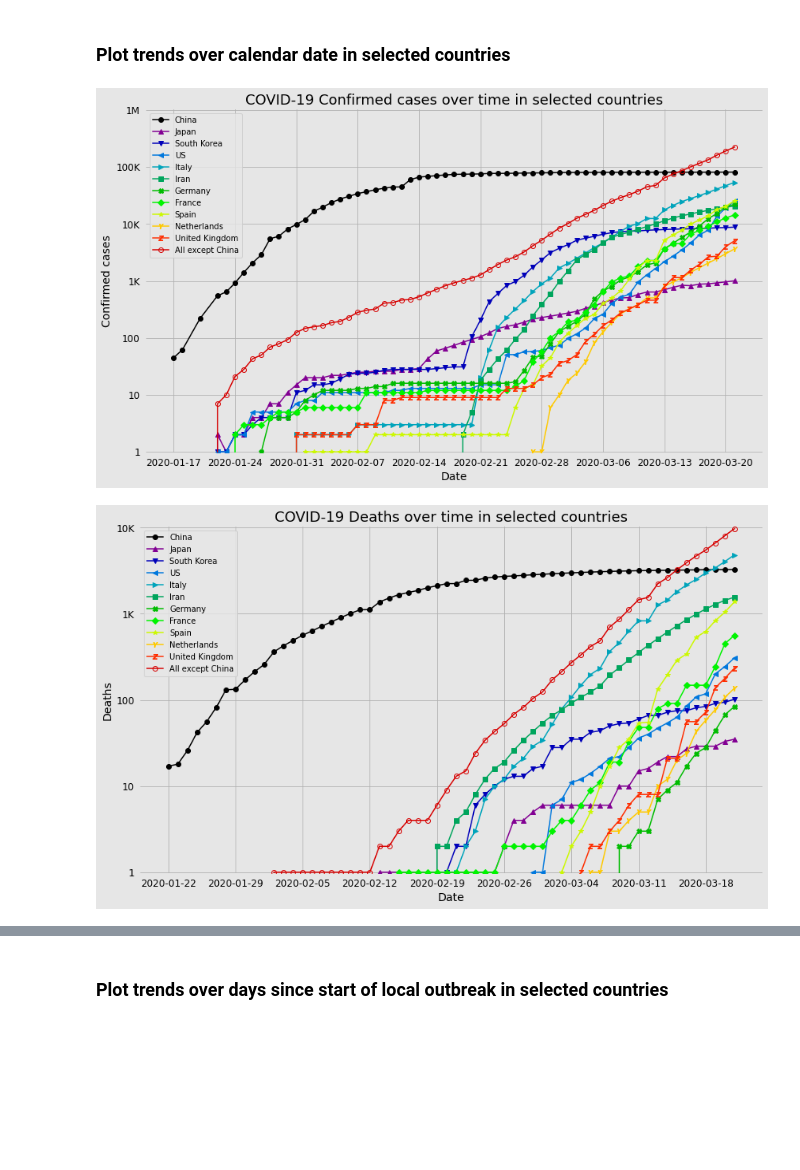
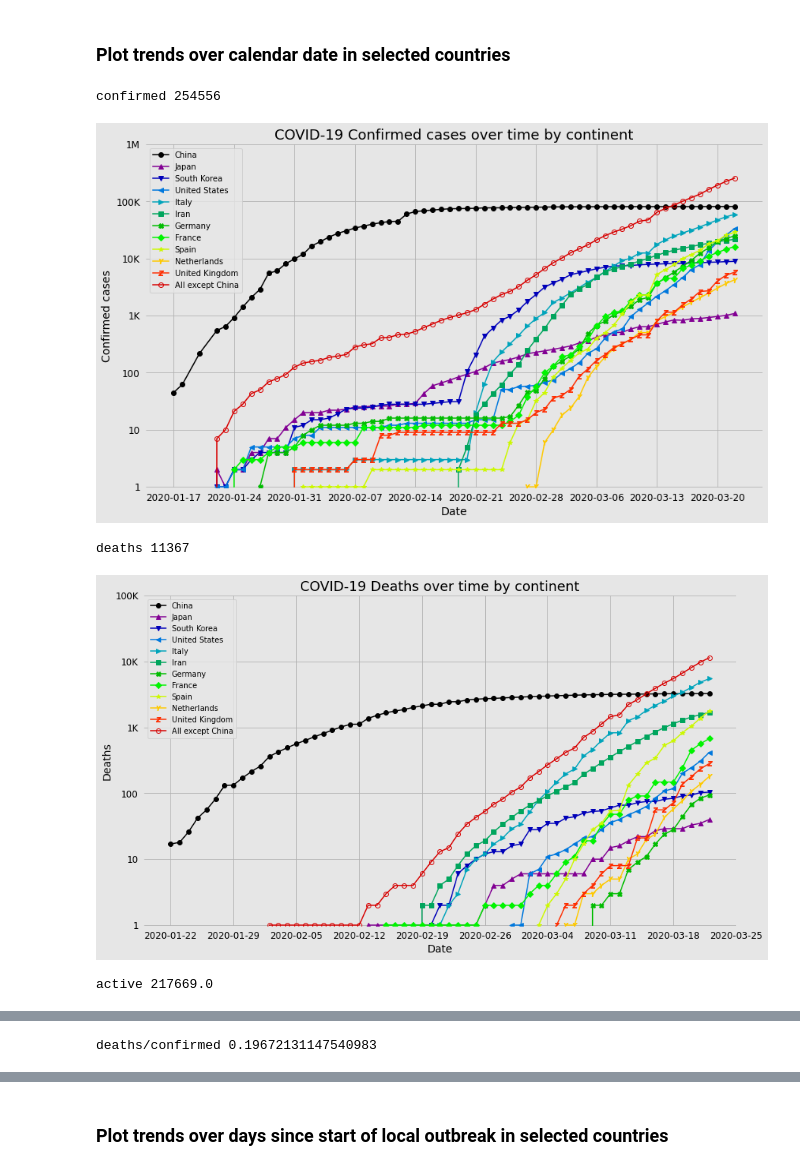
Before and after one commit to JeroenKools/covid19, a Jupyter notebook: COVID-19.ipynb, the cells around one changed output, grey strips where cells are left out. Saved outputs shown, nothing was run; the diff lists cells and outputs as text; code cells hidden in the pictures; blank space fills up the shorter version.

Commit message:
March 22 data, continent plots
* Improvements to plotting
* Retrieve country populations and continents with geonamescache library
* Improved fixed country colors

```diff
--- a/COVID-19.ipynb
+++ b/COVID-19.ipynb
@@ -103,14 +119,17 @@ Zimbabwe             All except China
 ### Plot trends over calendar date in selected countries
 # %%
 # The list of countries is easy to modify
-countries_to_plot = ["China", "Japan", "South Korea", "US", "Italy", "Iran", "Germany",
+countries_to_plot = ["China", "Japan", "South Korea", "United States", "Italy", "Iran", "Germany",
                      "France", "Spain", "Netherlands", "United Kingdom", "All except China"]
 
 for y_metric in ["confirmed", "deaths", "active"]:
     data.plot("calendar_date", y_metric, countries_to_plot, fixed_country_colors=False)
 
 data.plot("calendar_date", "deaths/confirmed", countries_to_plot, min_cases=50,
           use_log_scale=False, fixed_country_colors=False)
 # %% [output]
+confirmed 254556
-[figure, old version]
+[figure, new version]
+deaths 11367
-[figure, old version]
+[figure, new version]
+active 217669.0
@@ -117,0 +137 @@ data.plot("calendar_date", "deaths/confirmed", countries_to_plot, min_cases=50,
+deaths/confirmed 0.19672131147540983
```
Also changed, not shown: parts of 19 cells of this notebook, 3 other files.
